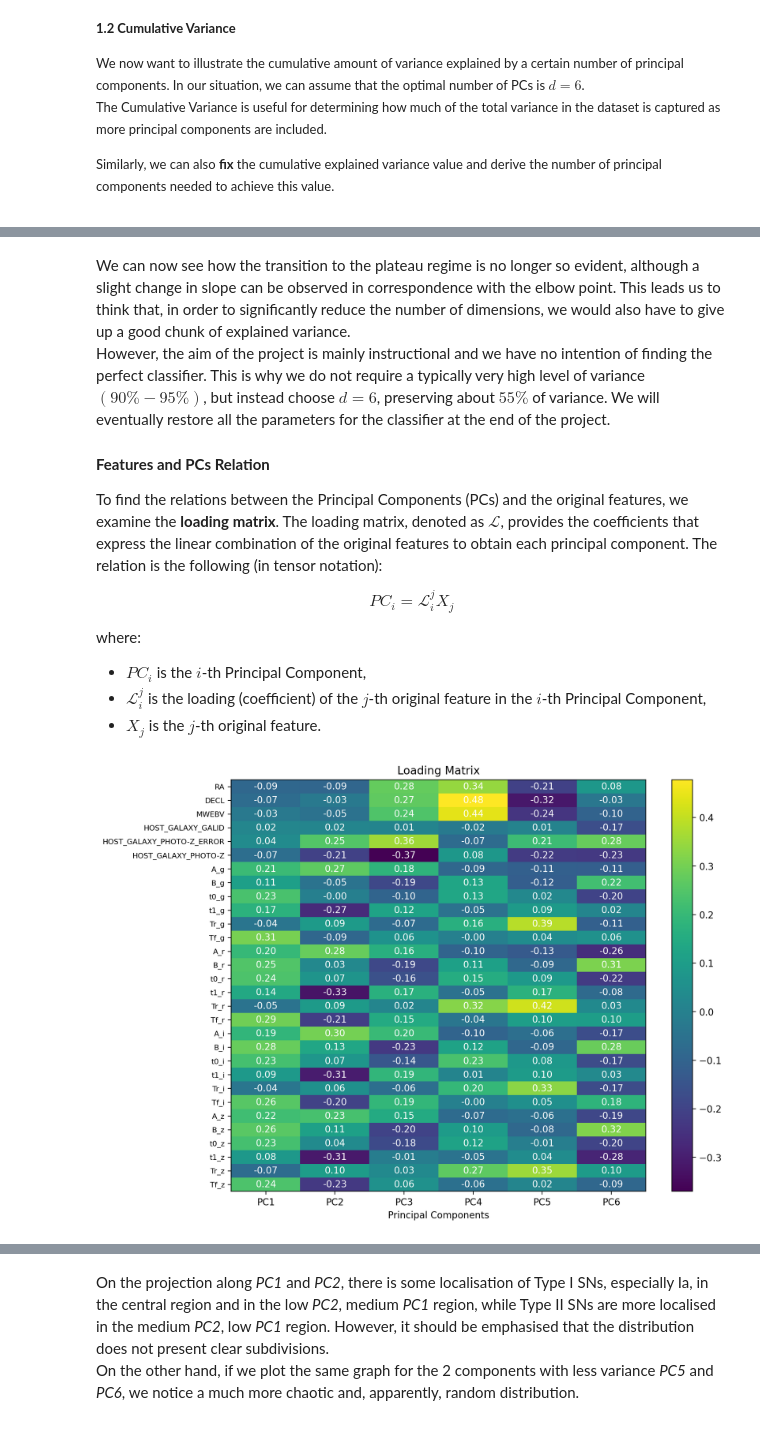
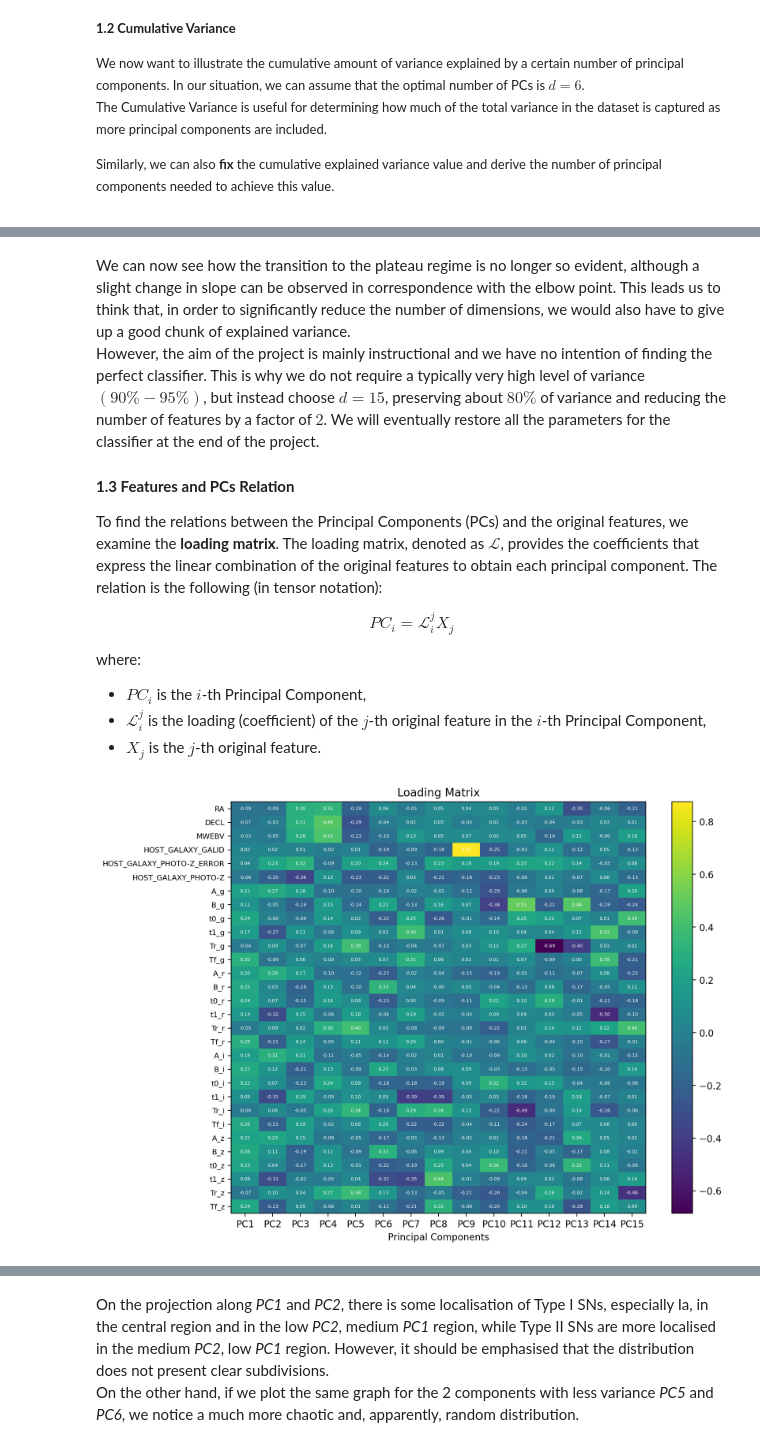
Before and after one commit to zick97/SN_clf_project, a Jupyter notebook: unsupervised.ipynb, the cells around one changed output, grey strips where cells are left out. Drawn from its saved outputs; the diff is of its cells as text; code cells hidden in the pictures.

```diff
--- a/unsupervised.ipynb
+++ b/unsupervised.ipynb
@@ -104,9 +104,9 @@ Number of components to retain 80% of the total variance: 15
 [figure]
 # %% [markdown]
 We can now see how the transition to the plateau regime is no longer so evident, although a slight change in slope can be observed in correspondence with the elbow point. This leads us to think that, in order to significantly reduce the number of dimensions, we would also have to give up a good chunk of explained variance.\
-However, the aim of the project is mainly instructional and we have no intention of finding the perfect classifier. This is why we do not require a typically very high level of variance $(90\%-95\%)$, but instead choose $d=6$, preserving about $55\%$ of variance. We will eventually restore all the parameters for the classifier at the end of the project.
+However, the aim of the project is mainly instructional and we have no intention of finding the perfect classifier. This is why we do not require a typically very high level of variance $(90\%-95\%)$, but instead choose $d=15$, preserving about $80\%$ of variance and reducing the number of features by a factor of $2$. We will eventually restore all the parameters for the classifier at the end of the project.
 
-#### __Features and PCs Relation__
+#### __1.3 Features and PCs Relation__
 To find the relations between the Principal Components (PCs) and the original features, we examine the __loading matrix__. The loading matrix, denoted as $\mathcal{L}$, provides the coefficients that express the linear combination of the original features to obtain each principal component. The relation is the following (in tensor notation):
 
 $$ PC_i = \mathcal{L}^j_i X_j $$
@@ -118,28 +118,28 @@ where:
 # %%
 from sklearn.decomposition import PCA
 
-pca = PCA(n_components=6)
+pca = PCA(n_components=15)
 principal_components = pca.fit_transform(X_train)
 # Create a DataFrame for principal components
-pc_X_train = pd.DataFrame(principal_components, columns=[f'PC{i+1}' for i in range(6)])
+pc_X_train = pd.DataFrame(principal_components, columns=[f'PC{i+1}' for i in range(15)])
 
 # Create a DataFrame for loading matrix (coefficients of original variables in principal components)
-loading_matrix = pd.DataFrame(pca.components_.T, columns=[f'PC{i+1}' for i in range(6)],
+loading_matrix = pd.DataFrame(pca.components_.T, columns=[f'PC{i+1}' for i in range(15)],
                               index=X_train.columns)
 
 # Plot the loading matrix using matplotlib
 plt.figure(figsize=(10, 8))
 plt.imshow(loading_matrix, cmap='viridis', interpolation='none', aspect='auto')
 plt.colorbar()
 plt.xticks(range(len(loading_matrix.columns)), loading_matrix.columns)
 plt.xlabel('Principal Components')
 plt.yticks(range(len(loading_matrix.index)), loading_matrix.index, fontsize=8)
 plt.title('Loading Matrix')
 # Display the loading matrix values inside the heatmap cells
 for i in range(len(loading_matrix.index)):
     for j in range(len(loading_matrix.columns)):
-        plt.text(j, i, f'{loading_matrix.iloc[i, j]:.2f}', ha='center', va='center', color='w')
+        plt.text(j, i, f'{loading_matrix.iloc[i, j]:.2f}', ha='center', va='center', color='w', fontsize=5)
 plt.show()
 # %% [output]
-[figure, old version]
+[figure, new version]
 # %% [markdown]
```
Also changed, not shown: parts of 36 cells of this notebook, 11 other files.
